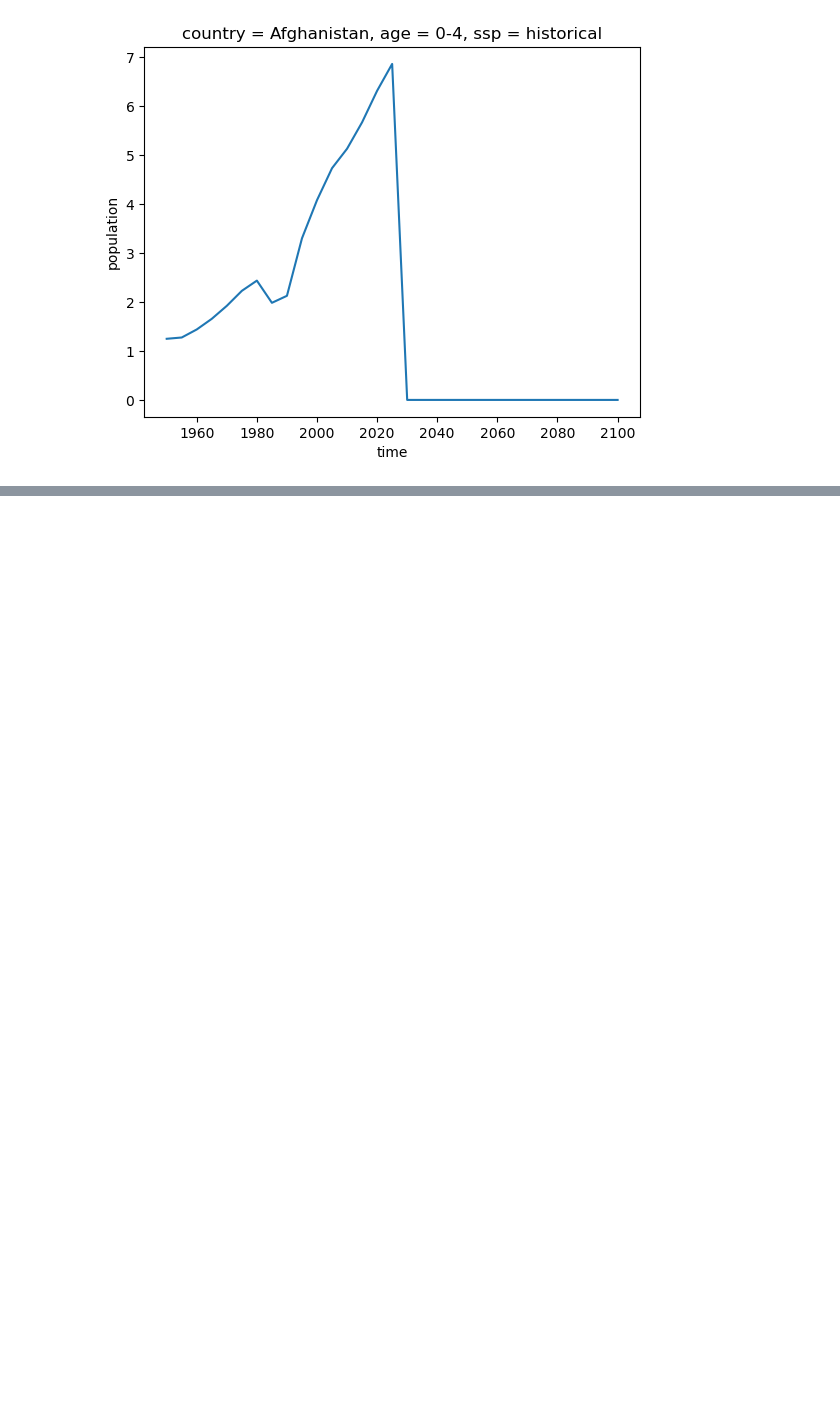
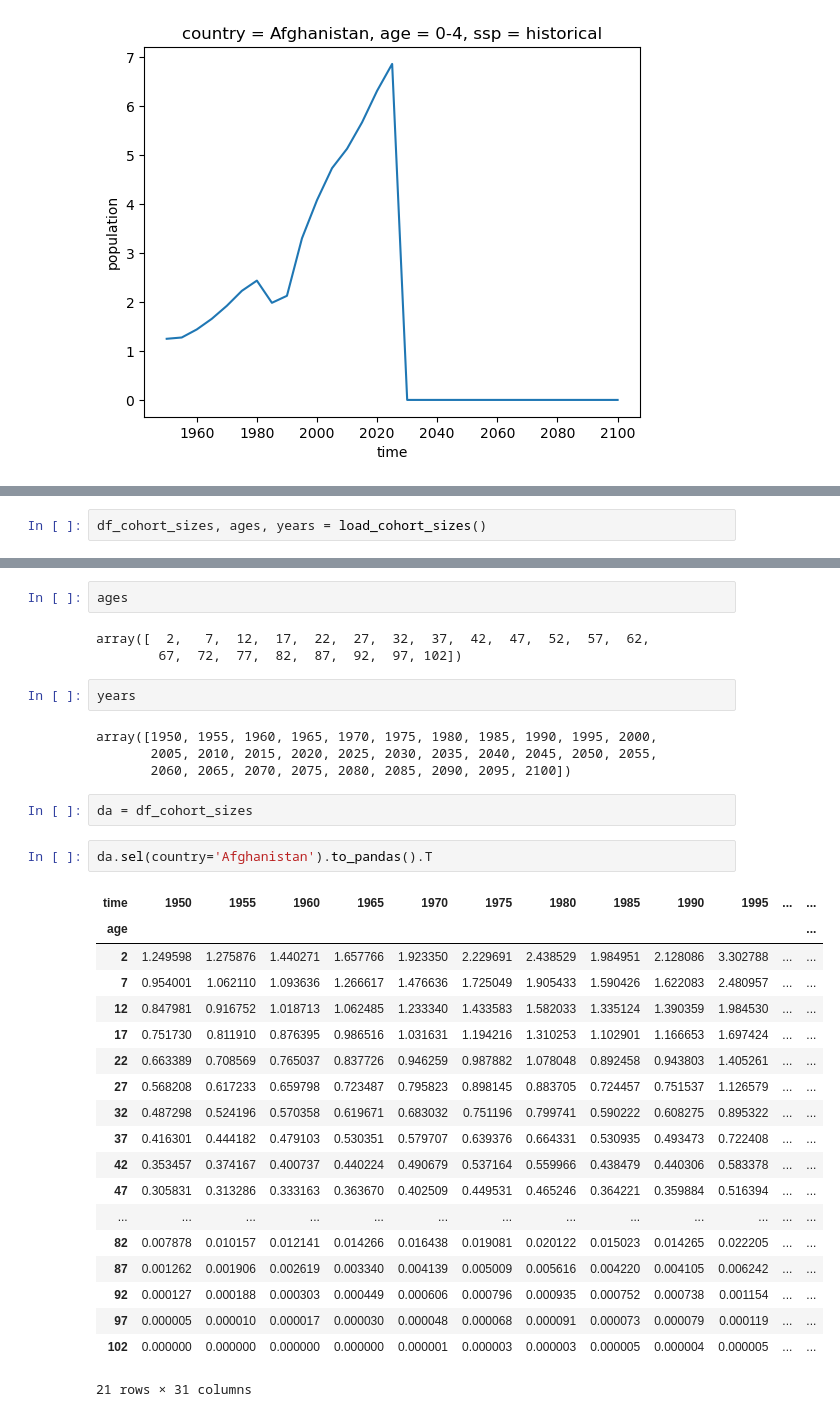
Before and after one commit to rosapietroiusti/dem4cli, a Jupyter notebook: development/dem4cli_v2-dev.ipynb, the cells around one changed output, grey strips where cells are left out. Cells and saved outputs as stored; diff of their text form; blank space fills up the shorter version.

```diff
--- a/development/dem4cli_v2-dev.ipynb
+++ b/development/dem4cli_v2-dev.ipynb
@@ -181,0 +251,2 @@ da.sel(ssp='historical', country='Afghanistan',age='0-4').sum(dim='sex').plot()
+# %%
+df_cohort_sizes, ages, years = load_cohort_sizes()
@@ -181,0 +273,35 @@ da.sel(ssp='historical', country='Afghanistan',age='0-4').sum(dim='sex').plot()
+# %%
+ages
+# %% [output]
+array([  2,   7,  12,  17,  22,  27,  32,  37,  42,  47,  52,  57,  62,
+        67,  72,  77,  82,  87,  92,  97, 102])
+# %%
+years
+# %% [output]
+array([1950, 1955, 1960, 1965, 1970, 1975, 1980, 1985, 1990, 1995, 2000,
+       2005, 2010, 2015, 2020, 2025, 2030, 2035, 2040, 2045, 2050, 2055,
+       2060, 2065, 2070, 2075, 2080, 2085, 2090, 2095, 2100])
+# %%
+da = df_cohort_sizes
+# %%
+da.sel(country='Afghanistan').to_pandas().T
+# %% [output]
+| time | 1950 | 1955 | 1960 | 1965 | 1970 | 1975 | 1980 | 1985 | 1990 | 1995 | ... | ... |
+| age |  |  |  |  |  |  |  |  |  |  |  | ... |
+| 2 | 1.249598 | 1.275876 | 1.440271 | 1.657766 | 1.923350 | 2.229691 | 2.438529 | 1.984951 | 2.128086 | 3.302788 | ... | ... |
+| 7 | 0.954001 | 1.062110 | 1.093636 | 1.266617 | 1.476636 | 1.725049 | 1.905433 | 1.590426 | 1.622083 | 2.480957 | ... | ... |
+| 12 | 0.847981 | 0.916752 | 1.018713 | 1.062485 | 1.233340 | 1.433583 | 1.582033 | 1.335124 | 1.390359 | 1.984530 | ... | ... |
+| 17 | 0.751730 | 0.811910 | 0.876395 | 0.986516 | 1.031631 | 1.194216 | 1.310253 | 1.102901 | 1.166653 | 1.697424 | ... | ... |
+| 22 | 0.663389 | 0.708569 | 0.765037 | 0.837726 | 0.946259 | 0.987882 | 1.078048 | 0.892458 | 0.943803 | 1.405261 | ... | ... |
+| 27 | 0.568208 | 0.617233 | 0.659798 | 0.723487 | 0.795823 | 0.898145 | 0.883705 | 0.724457 | 0.751537 | 1.126579 | ... | ... |
+| 32 | 0.487298 | 0.524196 | 0.570358 | 0.619671 | 0.683032 | 0.751196 | 0.799741 | 0.590222 | 0.608275 | 0.895322 | ... | ... |
+| 37 | 0.416301 | 0.444182 | 0.479103 | 0.530351 | 0.579707 | 0.639376 | 0.664331 | 0.530935 | 0.493473 | 0.722408 | ... | ... |
+| 42 | 0.353457 | 0.374167 | 0.400737 | 0.440224 | 0.490679 | 0.537164 | 0.559966 | 0.438479 | 0.440306 | 0.583378 | ... | ... |
+| 47 | 0.305831 | 0.313286 | 0.333163 | 0.363670 | 0.402509 | 0.449531 | 0.465246 | 0.364221 | 0.359884 | 0.516394 | ... | ... |
+| ... | ... | ... | ... | ... | ... | ... | ... | ... | ... | ... | ... | ... |
+| 82 | 0.007878 | 0.010157 | 0.012141 | 0.014266 | 0.016438 | 0.019081 | 0.020122 | 0.015023 | 0.014265 | 0.022205 | ... | ... |
+| 87 | 0.001262 | 0.001906 | 0.002619 | 0.003340 | 0.004139 | 0.005009 | 0.005616 | 0.004220 | 0.004105 | 0.006242 | ... | ... |
+| 92 | 0.000127 | 0.000188 | 0.000303 | 0.000449 | 0.000606 | 0.000796 | 0.000935 | 0.000752 | 0.000738 | 0.001154 | ... | ... |
+| 97 | 0.000005 | 0.000010 | 0.000017 | 0.000030 | 0.000048 | 0.000068 | 0.000091 | 0.000073 | 0.000079 | 0.000119 | ... | ... |
+| 102 | 0.000000 | 0.000000 | 0.000000 | 0.000000 | 0.000001 | 0.000003 | 0.000003 | 0.000005 | 0.000004 | 0.000005 | ... | ... |
+21 rows × 31 columns
```
Also changed, not shown: parts of 31 cells of this notebook, 2 other files.
